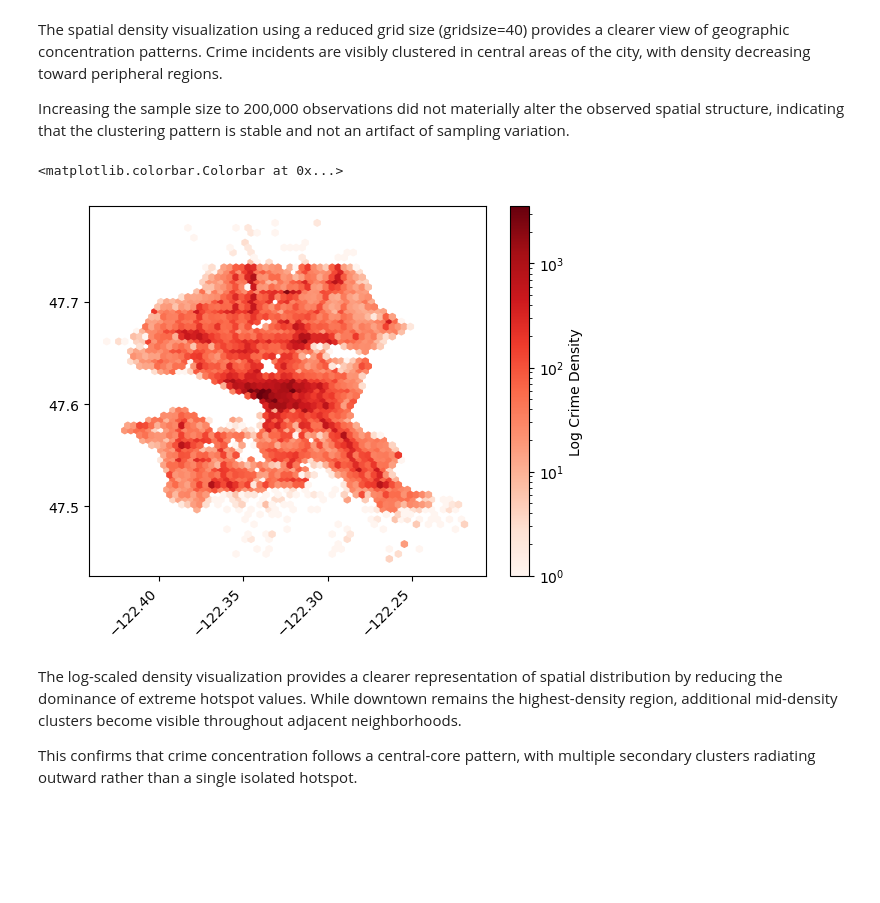
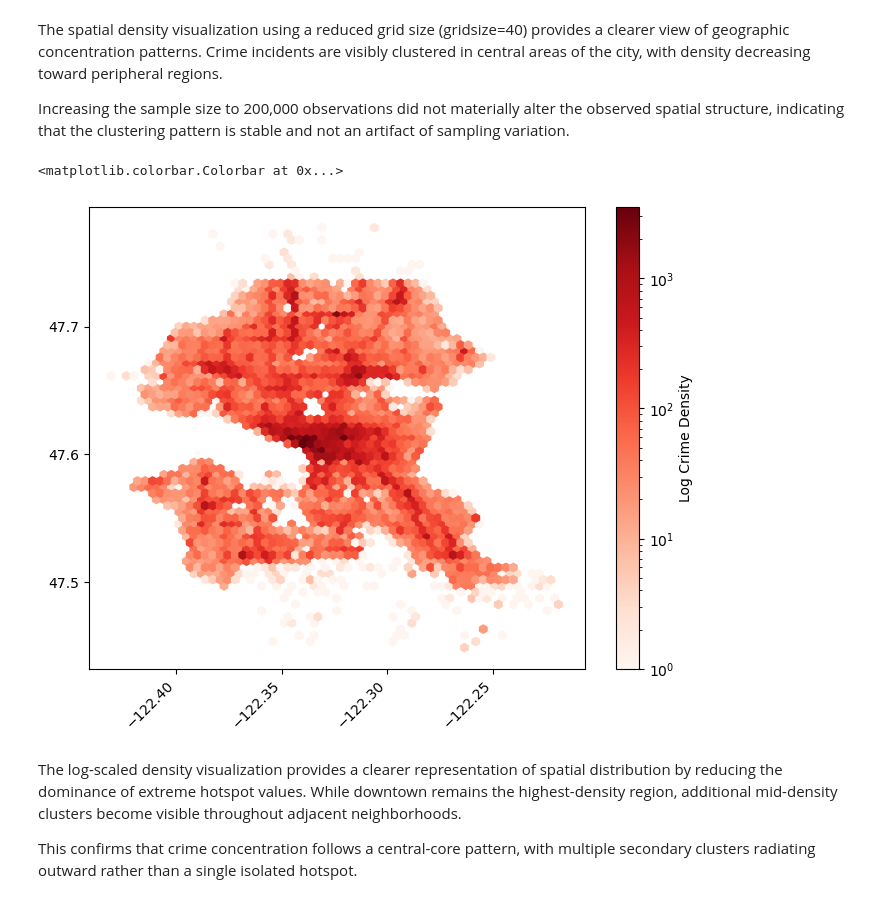
Before and after one commit to iluvcoding123/seattle-crime-clustering, a Jupyter notebook: crime_analysis.ipynb, the cells around one changed output. Cells and saved outputs as stored; diff of their text form; code cells hidden in the pictures; blank space fills up the shorter version.

```diff
--- a/crime_analysis.ipynb
+++ b/crime_analysis.ipynb
@@ -483,21 +483,23 @@ The spatial density visualization using a reduced grid size (gridsize=40) provid
 
 Increasing the sample size to 200,000 observations did not materially alter the observed spatial structure, indicating that the clustering pattern is stable and not an artifact of sampling variation.
 # %%
+# Visualize spatial crime density using a hexbin plot with logarithmic color scaling
+plt.figure(figsize=(8, 6))
 plt.hexbin(
     df_sample["Longitude"],
     df_sample["Latitude"],
     gridsize=60,
     bins="log",
     cmap="Reds"
 )
 
 plt.xticks(rotation=45, ha="right")
 plt.locator_params(axis="x", nbins=6)
 plt.locator_params(axis="y", nbins=6)
 plt.colorbar(label="Log Crime Density")
 # %% [output]
 <matplotlib.colorbar.Colorbar at 0x...>
-[figure, old version]
+[figure, new version]
 # %% [markdown]
 The log-scaled density visualization provides a clearer representation of spatial distribution by reducing the dominance of extreme hotspot values. While downtown remains the highest-density region, additional mid-density clusters become visible throughout adjacent neighborhoods.
 
```
Also changed, not shown: parts of 8 cells of this notebook.
